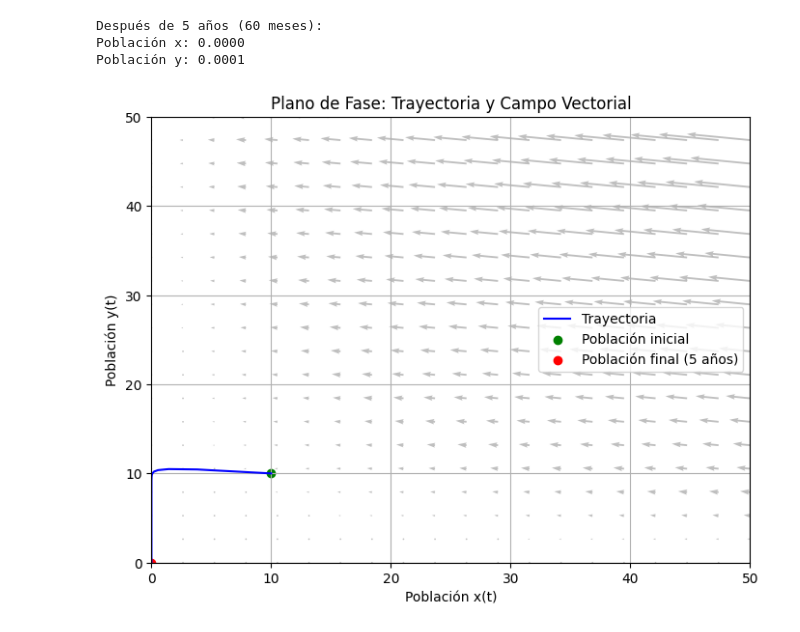
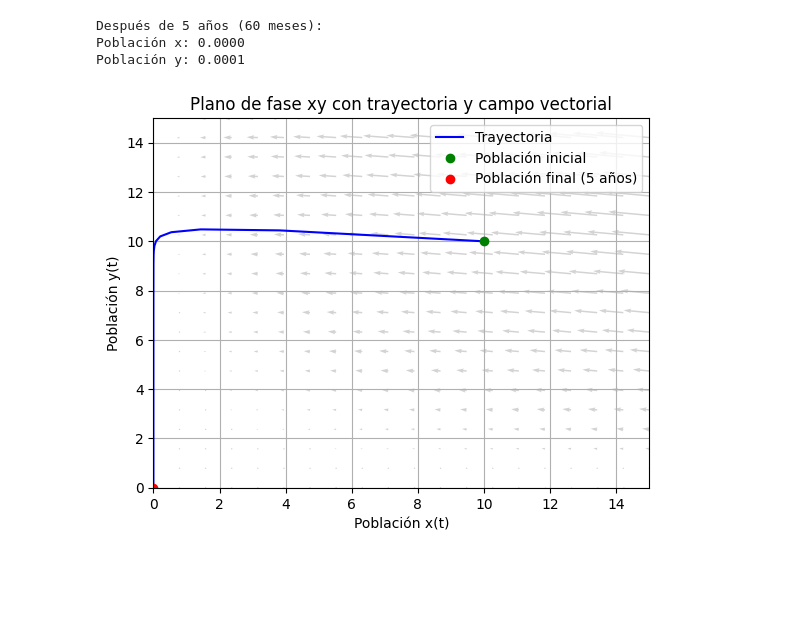
Before and after one commit to JaniMariQuesiRami/MODSIM-L3, a Jupyter notebook: ejercicio_3.ipynb, the cells around one changed output. Cells and saved outputs as stored; diff of their text form; code cells hidden in the pictures; blank space fills up the shorter version.

```diff
--- a/ejercicio_3.ipynb
+++ b/ejercicio_3.ipynb
@@ -173,52 +173,57 @@ Población y: 0.0001
 '''
 d) Grafique la trayectoria obtenidas en su plano de fase xy (encima del campo vectorial). Ilustre en la grafica el valor de la poblacion inicial y final (a los 5 años) en cada caso.
 '''
+import numpy as np
+import matplotlib.pyplot as plt
+from solver_edo_system import rk4_system
 
 # Definir el sistema de EDOs
 def sistema_poblaciones(t, y):
     x, y = y
     dxdt = 0.5 * x - 0.001 * x**2 - x * y
     dydt = -0.2 * y + 0.1 * x * y
     return np.array([dxdt, dydt])
-
-# Crear el campo vectorial en el plano xy
-X, Y = np.meshgrid(np.linspace(0, 50, 20), np.linspace(0, 50, 20))
-U = 0.5 * X - 0.001 * X**2 - X * Y
-V = -0.2 * Y + 0.1 * X * Y
-
-# Graficar el campo vectorial
-plt.figure(figsize=(8, 6))
-plt.quiver(X, Y, U, V, color='gray', alpha=0.5)
 
 # Condiciones iniciales
 y0 = [10, 10]  # x(0) = 10, y(0) = 10
 t0 = 0  # tiempo inicial en meses
 t_end = 60  # tiempo final en meses (5 años)
 h = 0.1  # paso de tiempo
 
 # Resolver el sistema de EDOs usando el método de Runge-Kutta de cuarto orden
 t, y = rk4_system(sistema_poblaciones, y0, t0, t_end, h)
 
+# Crear el campo vectorial
+x_vals = np.linspace(0, 15, 20)
+y_vals = np.linspace(0, 15, 20)
+X, Y = np.meshgrid(x_vals, y_vals)
+
+U = 0.5 * X - 0.001 * X**2 - X * Y
+V = -0.2 * Y + 0.1 * X * Y
+
+# Graficar el campo vectorial
+plt.quiver(X, Y, U, V, color='lightgray')
+
 # Graficar la trayectoria en el plano de fase
 plt.plot(y[:, 0], y[:, 1], 'b-', label='Trayectoria')
 
-# Marcar la población inicial y final
-plt.scatter([y[0, 0]], [y[0, 1]], color='green', label='Población inicial')
-plt.scatter([y[-1, 0]], [y[-1, 1]], color='red', label='Población final (5 años)')
+# Marcar los puntos inicial y final
+plt.plot(y0[0], y0[1], 'go', label='Población inicial')
+plt.plot(y[-1, 0], y[-1, 1], 'ro', label='Población final (5 años)')
 
-# Configurar la gráfica
+# Configurar etiquetas y leyenda
 plt.xlabel('Población x(t)')
 plt.ylabel('Población y(t)')
-plt.title('Plano de Fase: Trayectoria y Campo Vectorial')
+plt.title('Plano de fase xy con trayectoria y campo vectorial')
 plt.legend()
 plt.grid(True)
-plt.xlim([0, 50])
-plt.ylim([0, 50])
+plt.xlim([0, 15])
+plt.ylim([0, 15])
 
 # Mostrar la gráfica
 plt.show()
 # %% [output]
-[figure, old version]
+[figure, new version]
 # %%
 '''
 e) Explique o describa cualitativamente el comportamiento del sistema de poblaciones.
```
